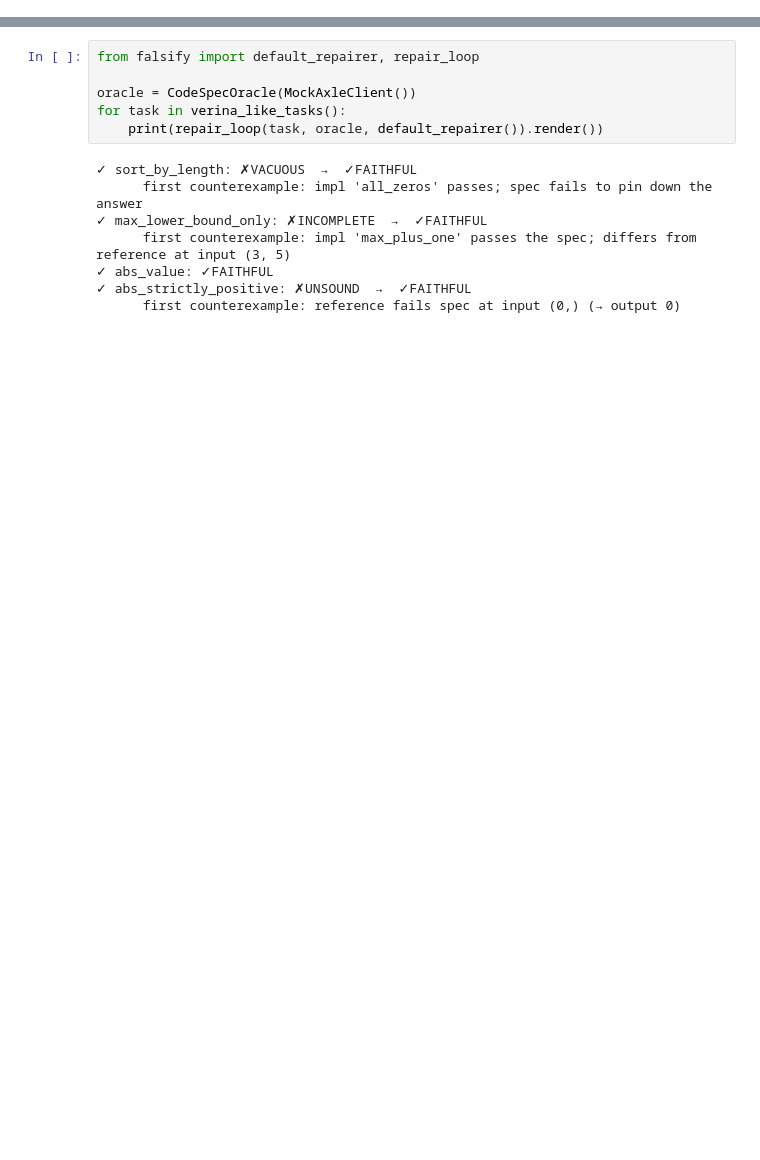
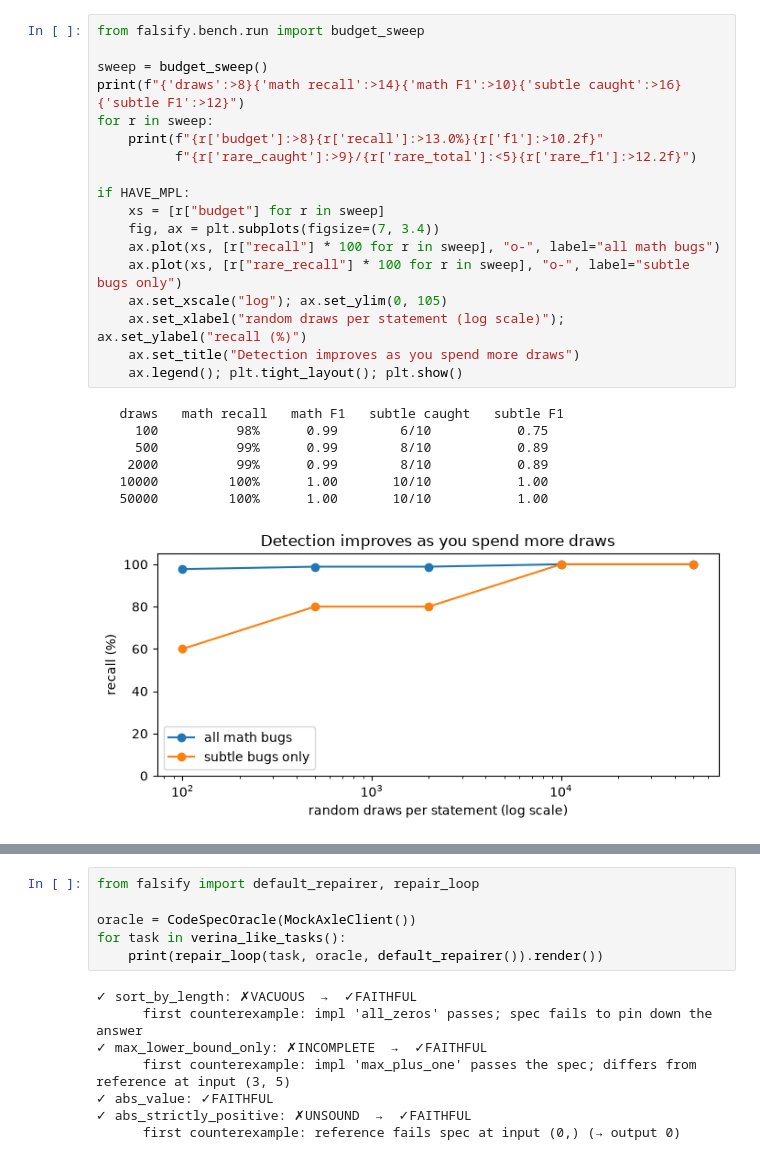
Before and after one commit to aravinds-kannappan/Popper, a Jupyter notebook: notebook/Popper.ipynb, the cells around one changed output, grey strips where cells are left out. Drawn from its saved outputs; the diff is of its cells as text; blank space fills up the shorter version.

```diff
--- a/notebook/Popper.ipynb
+++ b/notebook/Popper.ipynb
@@ -52,0 +188,26 @@ evaluated against an executable model (no Lean toolchain needed).
+# %%
+from falsify.bench.run import budget_sweep
+
+sweep = budget_sweep()
+print(f"{'draws':>8}{'math recall':>14}{'math F1':>10}{'subtle caught':>16}{'subtle F1':>12}")
+for r in sweep:
+    print(f"{r['budget']:>8}{r['recall']:>13.0%}{r['f1']:>10.2f}"
+          f"{r['rare_caught']:>9}/{r['rare_total']:<5}{r['rare_f1']:>12.2f}")
+
+if HAVE_MPL:
+    xs = [r["budget"] for r in sweep]
+    fig, ax = plt.subplots(figsize=(7, 3.4))
+    ax.plot(xs, [r["recall"] * 100 for r in sweep], "o-", label="all math bugs")
+    ax.plot(xs, [r["rare_recall"] * 100 for r in sweep], "o-", label="subtle bugs only")
+    ax.set_xscale("log"); ax.set_ylim(0, 105)
+    ax.set_xlabel("random draws per statement (log scale)"); ax.set_ylabel("recall (%)")
+    ax.set_title("Detection improves as you spend more draws")
+    ax.legend(); plt.tight_layout(); plt.show()
+# %% [output]
+   draws   math recall   math F1   subtle caught   subtle F1
+     100          98%      0.99        6/10           0.75
+     500          99%      0.99        8/10           0.89
+    2000          99%      0.99        8/10           0.89
+   10000         100%      1.00       10/10           1.00
+   50000         100%      1.00       10/10           1.00
+[figure, added]
```
Also changed, not shown: parts of 25 cells of this notebook, 38 other files.
